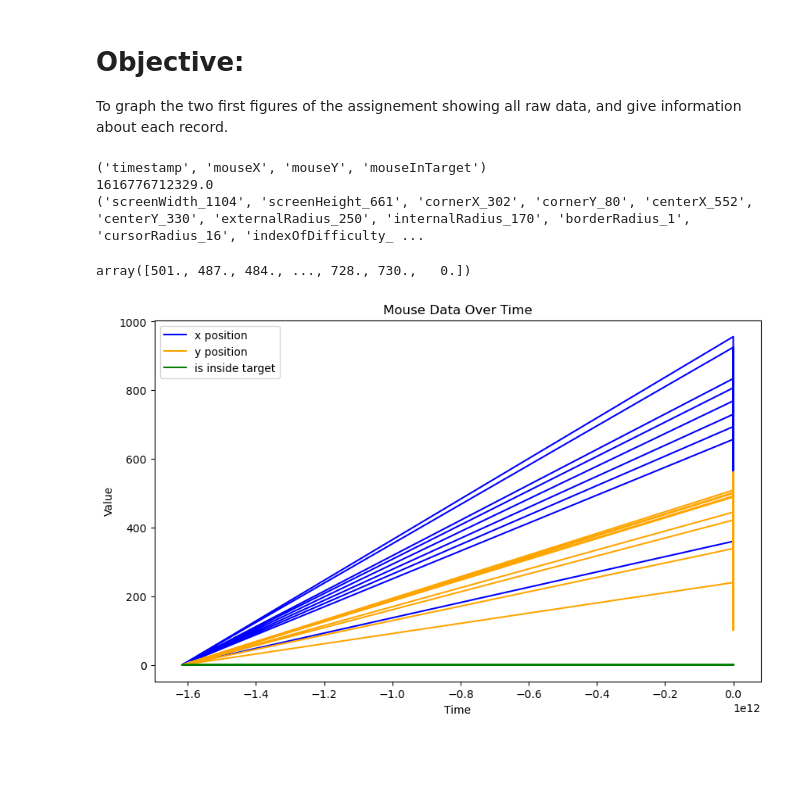
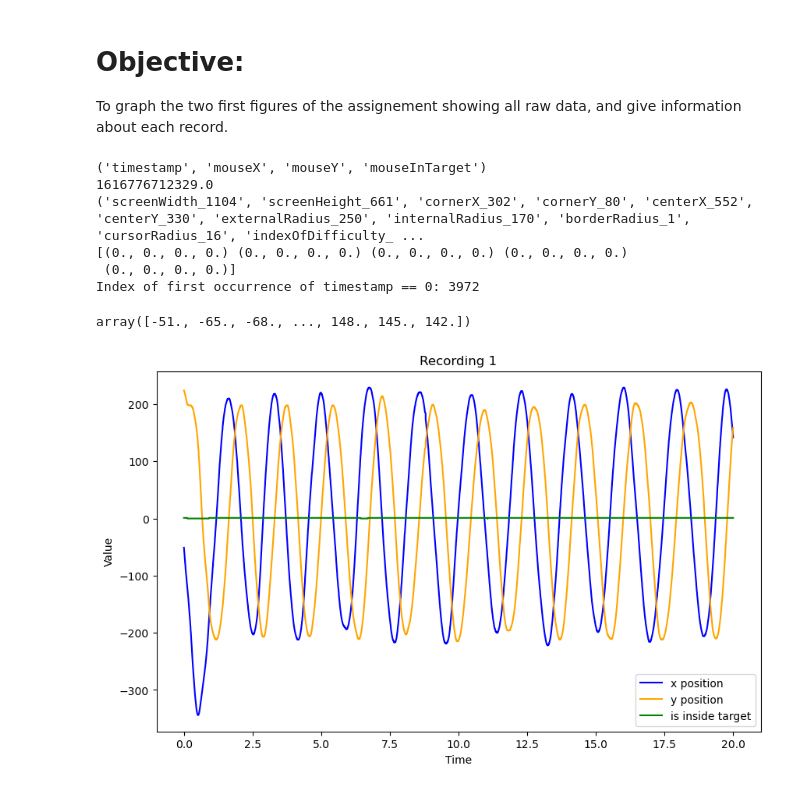
Before and after one commit to JoelSin-student/Circular-task-assignement-Savona-Singer-Virolan, a Jupyter notebook: notebooks/Joël - all data graphs.ipynb, the cells around one changed output. Cells and saved outputs as stored; diff of their text form; code cells hidden in the pictures; blank space fills up the shorter version.

Commit message:
Correct graph - to be extended and cleaned
modify code such to have a correct plot of the values of the record 1

```diff
--- a/notebooks/Joël - all data graphs.ipynb
+++ b/notebooks/Joël - all data graphs.ipynb
@@ -24,33 +24,43 @@ print(record['timestamp'][0])
 record_info = np.genfromtxt(fNamerecord, delimiter=';', skip_footer=19597, names=True)
 
 print(record_info.dtype.names)
+
+# Print when timestamp equals 0
+print(record[record['timestamp'] == 0])
+
+# __index__ method to find the index of the first occurrence of timestamp == 0
+index_zero = np.where(record['timestamp'] == 0)[0][0]
+print(f"Index of first occurrence of timestamp == 0: {index_zero}")
 # %% [output]
 ('timestamp', 'mouseX', 'mouseY', 'mouseInTarget')
 1616776712329.0
 ('screenWidth_1104', 'screenHeight_661', 'cornerX_302', 'cornerY_80', 'centerX_552', 'centerY_330', 'externalRadius_250', 'internalRadius_170', 'borderRadius_1', 'cursorRadius_16', 'indexOfDifficulty_ ...
+[(0., 0., 0., 0.) (0., 0., 0., 0.) (0., 0., 0., 0.) (0., 0., 0., 0.)
+ (0., 0., 0., 0.)]
+Index of first occurrence of timestamp == 0: 3972
 # %%
 # Define center
-
+center = np.array([552, 330])
 
 # Extract variables
-time = record['timestamp']
-x = record['mouseX']
-y = record['mouseY']
-tar = record['mouseInTarget']
+time = (record['timestamp'][:np.where(record['timestamp'] == 0)[0][0]] - record['timestamp'][0])/1000  # in seconds
+x_1 = record['mouseX'][:np.where(record['timestamp'] == 0)[0][0]] - center[0]
+y_1 = record['mouseY'][:np.where(record['timestamp'] == 0)[0][0]] - center[1]
+tar = record['mouseInTarget'][:np.where(record['timestamp'] == 0)[0][0]]
 
-x
+x_1
 # %% [output]
-array([501., 487., 484., ..., 728., 730.,   0.])
+array([-51., -65., -68., ..., 148., 145., 142.])
 # %%
 # Plot all data according to time in one plot
 plt.figure(figsize=(10, 6))
-plt.plot(time, x, label='x position', color='blue')
-plt.plot(time, y, label='y position', color='orange')
+plt.plot(time, x_1, label='x position', color='blue')
+plt.plot(time, y_1, label='y position', color='orange')
 plt.plot(time, tar, label='is inside target', color='green')
 plt.xlabel('Time')
 plt.ylabel('Value')
-plt.title('Mouse Data Over Time')
+plt.title('Recording 1')
 plt.legend()
 plt.show()
 # %% [output]
-[figure, old version]
+[figure, new version]
```
